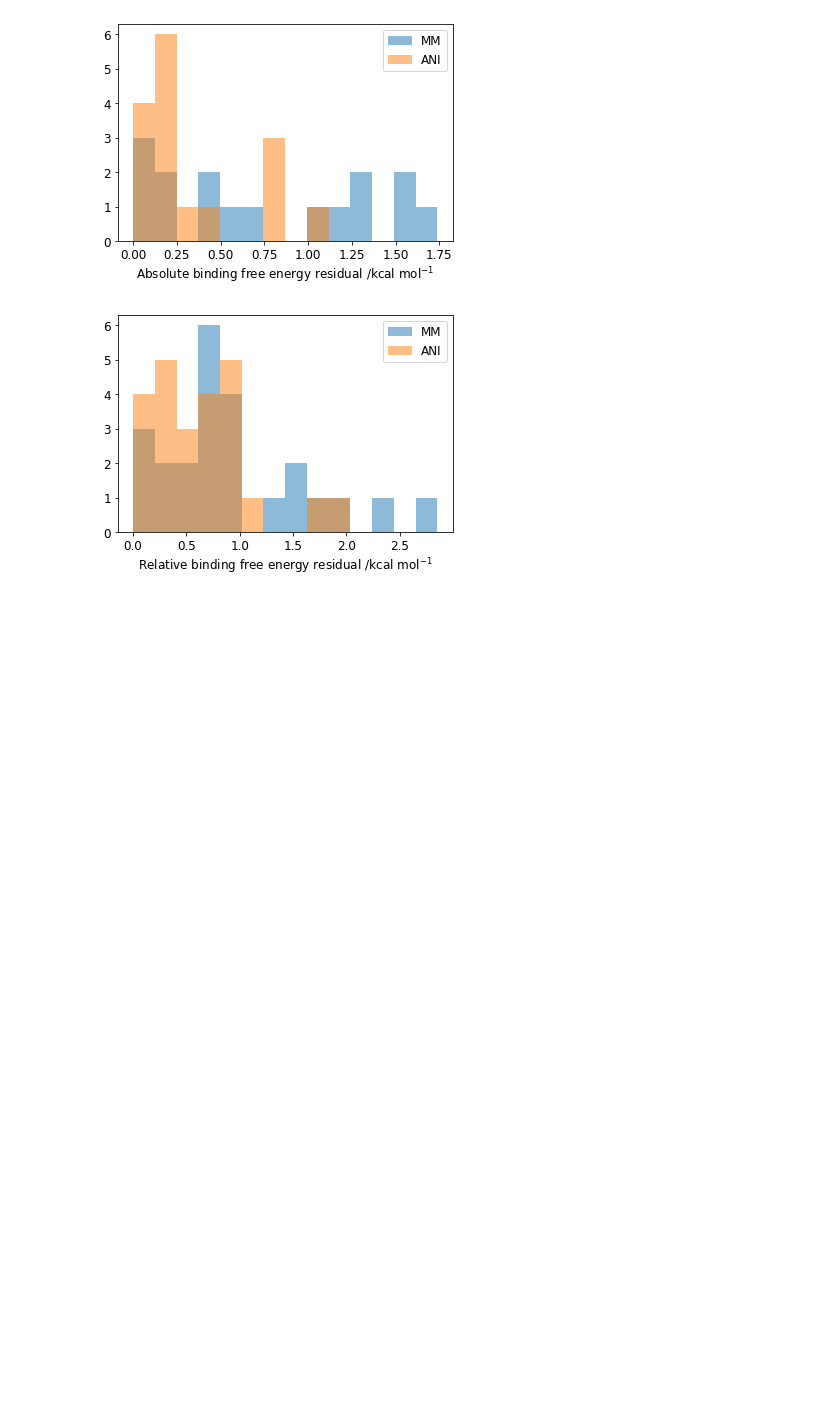
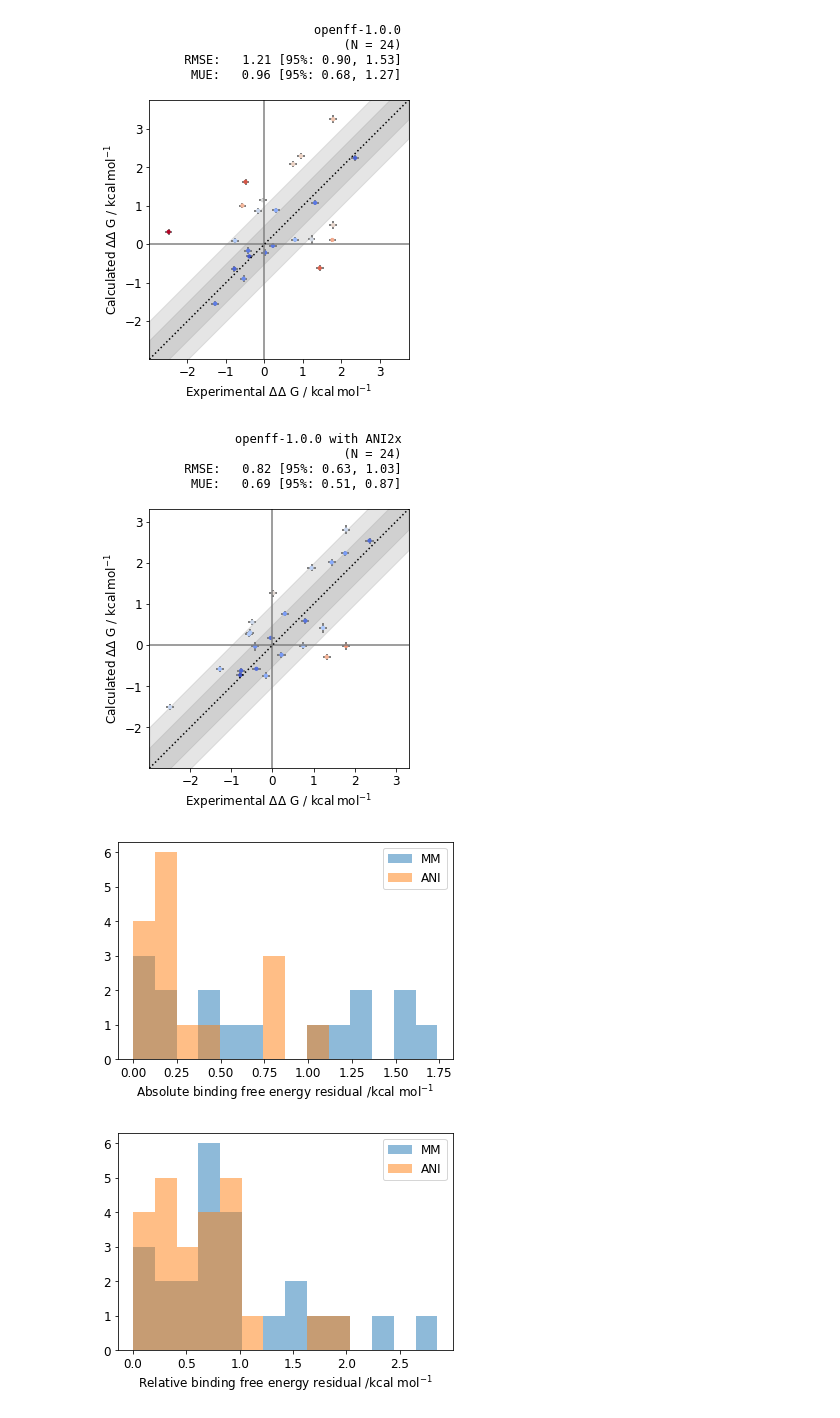
Before and after one commit to choderalab/nn-endstates, a Jupyter notebook: tyk2_hrestraints/Tyk2.ipynb, the cells around one changed output. Cells and saved outputs as stored; diff of their text form; code cells hidden in the pictures; blank space fills up the shorter version.

```diff
--- a/tyk2_hrestraints/Tyk2.ipynb
+++ b/tyk2_hrestraints/Tyk2.ipynb
@@ -164,3 +134,15 @@ plotting.plot_DDGs(ani_g,title='ANI corrected')
+# %%
+for edge in mm_g.edges(data=True):
+    edge[2]['calc_DDG'] = mm_g.nodes[edge[1]]['calc_DG'] - mm_g.nodes[edge[0]]['calc_DG']
+plotting.plot_DDGs(mm_g,title='openff-1.0.0')
+
+
+for edge in ani_g.edges(data=True):
+    edge[2]['calc_DDG'] = ani_g.nodes[edge[1]]['calc_DG'] - ani_g.nodes[edge[0]]['calc_DG']
+plotting.plot_DDGs(ani_g,title='openff-1.0.0 with ANI2x')
+# %% [output]
+[figure, added]
+[figure, added]
 # %%
 mm_residuals = []
 
```
Also changed, not shown: parts of 10 cells of this notebook, 1 other file.
